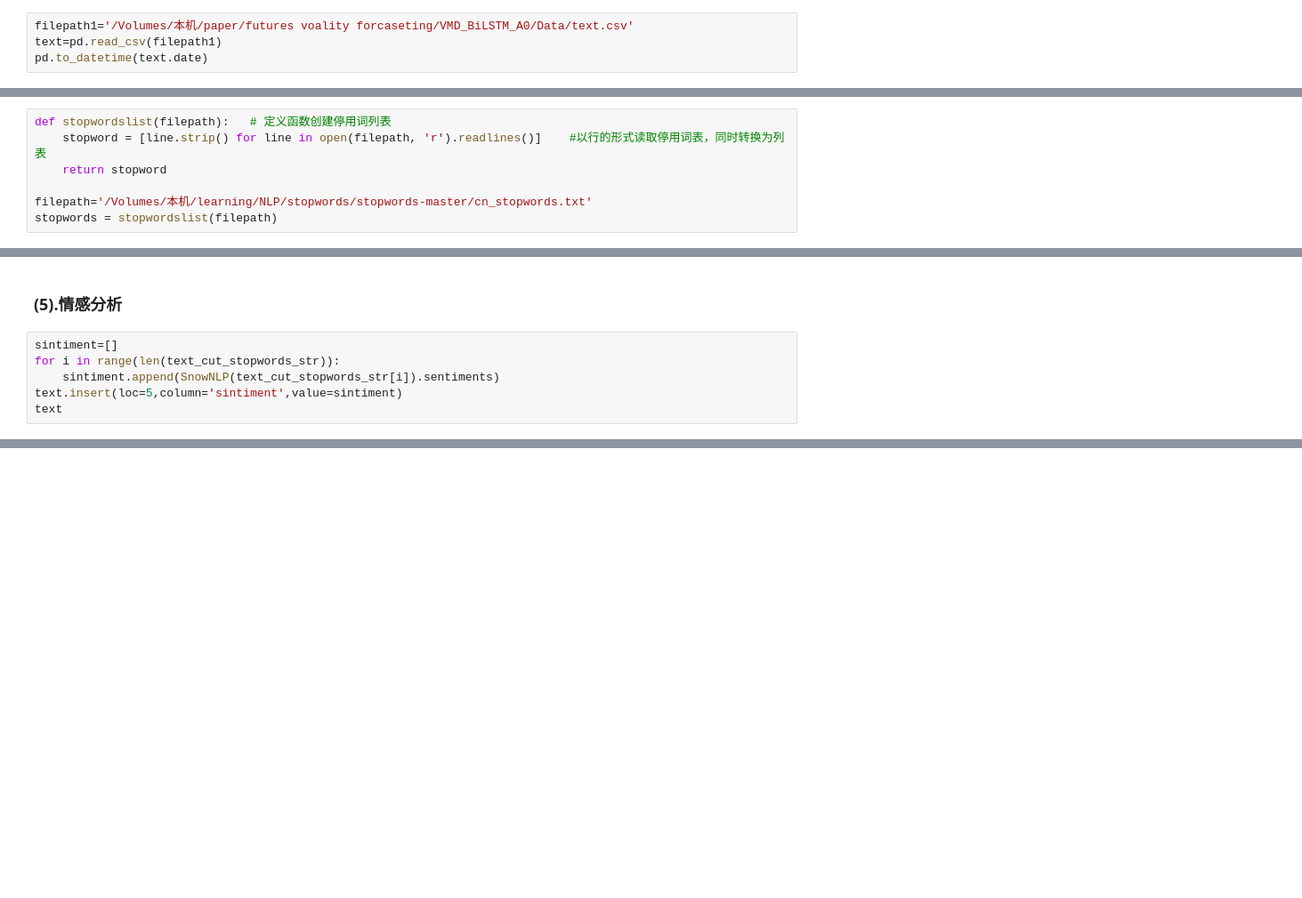
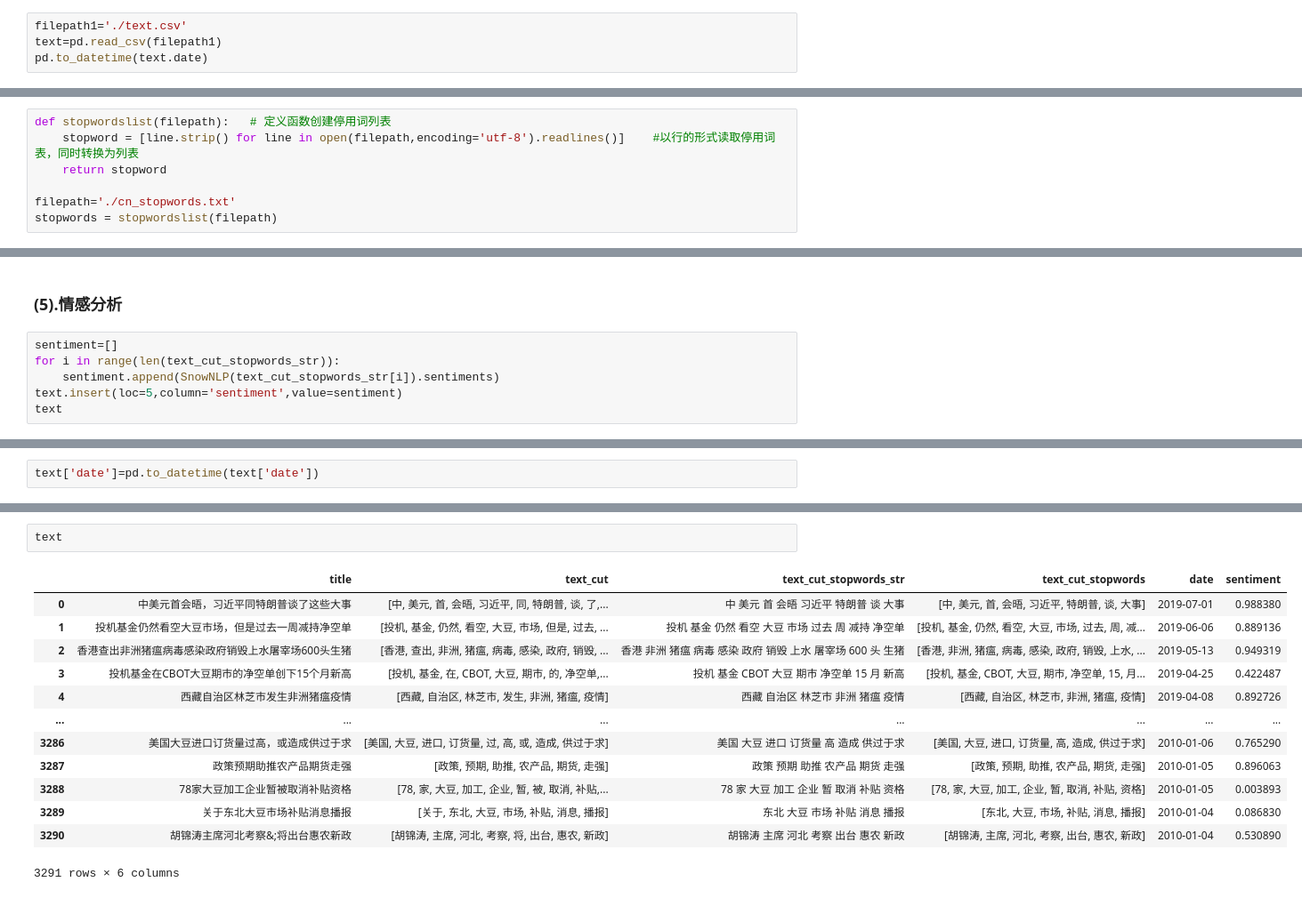
Before and after one commit to JAYING-L/forecast, a Jupyter notebook: VMD_Bilstm_A0.ipynb, the cells around one changed output, grey strips where cells are left out. Shown at 89% size. Cells and saved outputs as stored; diff of their text form; blank space fills up the shorter version.

```diff
--- a/VMD_Bilstm_A0.ipynb
+++ b/VMD_Bilstm_A0.ipynb
@@ -195,6 +116,6 @@ for i in range(K):
 # %% [markdown]
 # 3.文本处理
 # %%
-filepath1='/Volumes/本机/paper/futures voality forcaseting/VMD_BiLSTM_A0/Data/text.csv'
+filepath1='./text.csv'
 text=pd.read_csv(filepath1)
 pd.to_datetime(text.date)
@@ -261,10 +151,10 @@ text
 ###  (3).去除停用词（采用中文停用词表）
 # %%
 def stopwordslist(filepath):   # 定义函数创建停用词列表
-    stopword = [line.strip() for line in open(filepath, 'r').readlines()]    #以行的形式读取停用词表，同时转换为列表
+    stopword = [line.strip() for line in open(filepath,encoding='utf-8').readlines()]    #以行的形式读取停用词表，同时转换为列表
     return stopword
 
-filepath='/Volumes/本机/learning/NLP/stopwords/stopwords-master/cn_stopwords.txt'
+filepath='./cn_stopwords.txt'
 stopwords = stopwordslist(filepath)
 # %%
 text_cut[0][1]
@@ -350,8 +194,8 @@ array([[0., 0., 0., ..., 0., 0., 0.],
 # %% [markdown]
 ### (5).情感分析
 # %%
-sintiment=[]
+sentiment=[]
 for i in range(len(text_cut_stopwords_str)):
-    sintiment.append(SnowNLP(text_cut_stopwords_str[i]).sentiments)
-text.insert(loc=5,column='sintiment',value=sintiment)
+    sentiment.append(SnowNLP(text_cut_stopwords_str[i]).sentiments)
+text.insert(loc=5,column='sentiment',value=sentiment)
 text
@@ -376,0 +202,2 @@ for sin in  sintiment:
+# %%
+text['date']=pd.to_datetime(text['date'])
@@ -376,0 +292,16 @@ for sin in  sintiment:
+# %%
+text
+# %% [output]
+|  | title | text_cut | text_cut_stopwords_str | text_cut_stopwords | date | sentiment |
+| 0 | 中美元首会晤，习近平同特朗普谈了这些大事 | [中, 美元, 首, 会晤, 习近平, 同, 特朗普, 谈, 了,... | 中 美元 首 会晤 习近平 特朗普 谈 大事 | [中, 美元, 首, 会晤, 习近平, 特朗普, 谈, 大事] | 2019-07-01 | 0.988380 |
+| 1 | 投机基金仍然看空大豆市场，但是过去一周减持净空单 | [投机, 基金, 仍然, 看空, 大豆, 市场, 但是, 过去, ... | 投机 基金 仍然 看空 大豆 市场 过去 周 减持 净空单 | [投机, 基金, 仍然, 看空, 大豆, 市场, 过去, 周, 减... | 2019-06-06 | 0.889136 |
+| 2 | 香港查出非洲猪瘟病毒感染政府销毁上水屠宰场600头生猪 | [香港, 查出, 非洲, 猪瘟, 病毒, 感染, 政府, 销毁, ... | 香港 非洲 猪瘟 病毒 感染 政府 销毁 上水 屠宰场 600 头 生猪 | [香港, 非洲, 猪瘟, 病毒, 感染, 政府, 销毁, 上水, ... | 2019-05-13 | 0.949319 |
+| 3 | 投机基金在CBOT大豆期市的净空单创下15个月新高 | [投机, 基金, 在, CBOT, 大豆, 期市, 的, 净空单,... | 投机 基金 CBOT 大豆 期市 净空单 15 月 新高 | [投机, 基金, CBOT, 大豆, 期市, 净空单, 15, 月... | 2019-04-25 | 0.422487 |
+| 4 | 西藏自治区林芝市发生非洲猪瘟疫情 | [西藏, 自治区, 林芝市, 发生, 非洲, 猪瘟, 疫情] | 西藏 自治区 林芝市 非洲 猪瘟 疫情 | [西藏, 自治区, 林芝市, 非洲, 猪瘟, 疫情] | 2019-04-08 | 0.892726 |
+| ... | ... | ... | ... | ... | ... | ... |
+| 3286 | 美国大豆进口订货量过高，或造成供过于求 | [美国, 大豆, 进口, 订货量, 过, 高, 或, 造成, 供过于求] | 美国 大豆 进口 订货量 高 造成 供过于求 | [美国, 大豆, 进口, 订货量, 高, 造成, 供过于求] | 2010-01-06 | 0.765290 |
+| 3287 | 政策预期助推农产品期货走强 | [政策, 预期, 助推, 农产品, 期货, 走强] | 政策 预期 助推 农产品 期货 走强 | [政策, 预期, 助推, 农产品, 期货, 走强] | 2010-01-05 | 0.896063 |
+| 3288 | 78家大豆加工企业暂被取消补贴资格 | [78, 家, 大豆, 加工, 企业, 暂, 被, 取消, 补贴,... | 78 家 大豆 加工 企业 暂 取消 补贴 资格 | [78, 家, 大豆, 加工, 企业, 暂, 取消, 补贴, 资格] | 2010-01-05 | 0.003893 |
+| 3289 | 关于东北大豆市场补贴消息播报 | [关于, 东北, 大豆, 市场, 补贴, 消息, 播报] | 东北 大豆 市场 补贴 消息 播报 | [东北, 大豆, 市场, 补贴, 消息, 播报] | 2010-01-04 | 0.086830 |
+| 3290 | 胡锦涛主席河北考察&;将出台惠农新政 | [胡锦涛, 主席, 河北, 考察, 将, 出台, 惠农, 新政] | 胡锦涛 主席 河北 考察 出台 惠农 新政 | [胡锦涛, 主席, 河北, 考察, 出台, 惠农, 新政] | 2010-01-04 | 0.530890 |
+3291 rows × 6 columns
```
Also changed, not shown: parts of 37 cells of this notebook.
